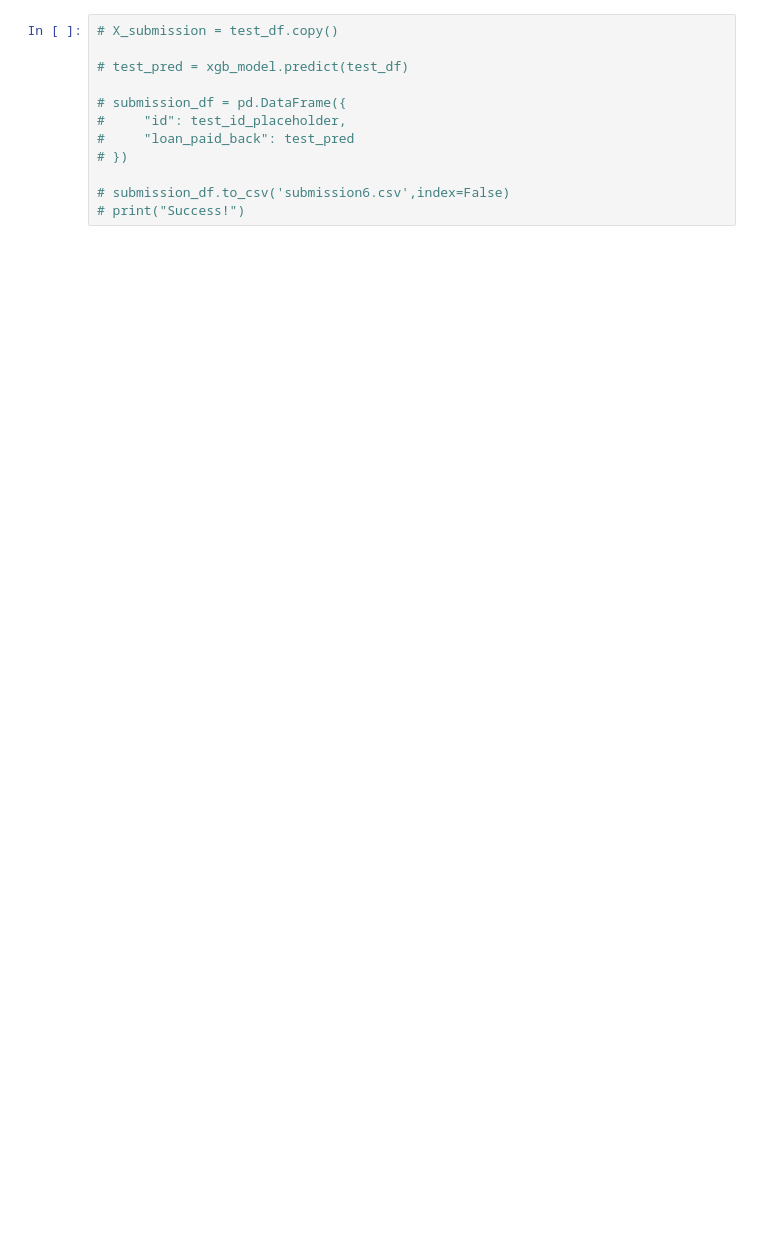
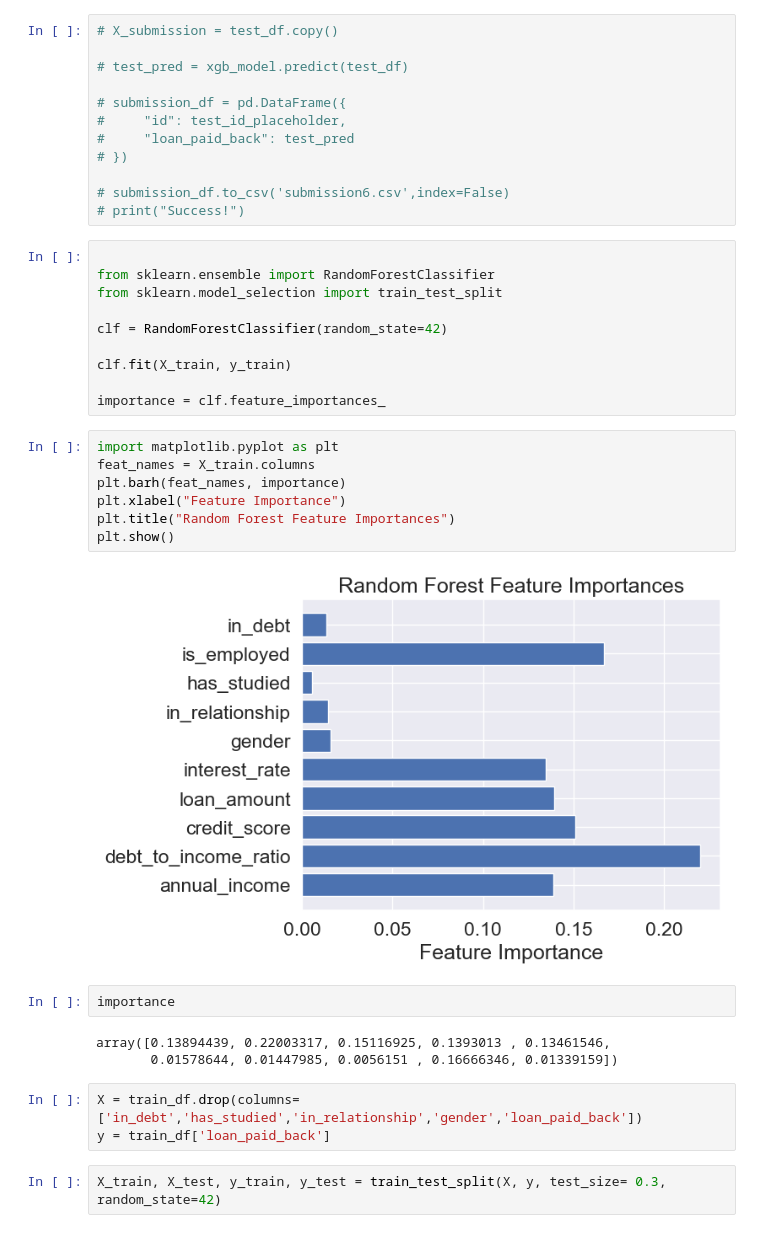
Before and after one commit to MC993/Loan_Payback, a Jupyter notebook: xgboost.ipynb, the cells around one changed output. Drawn from its saved outputs; the diff is of its cells as text; blank space fills up the shorter version.

```diff
--- a/xgboost.ipynb
+++ b/xgboost.ipynb
@@ -162,3 +228,32 @@ print(classification_report(y_true, y_pred))
 
 # submission_df.to_csv('submission6.csv',index=False)
 # print("Success!")
+# %%
+
+from sklearn.ensemble import RandomForestClassifier
+from sklearn.model_selection import train_test_split
+
+clf = RandomForestClassifier(random_state=42)
+
+clf.fit(X_train, y_train)
+
+importance = clf.feature_importances_
+# %%
+import matplotlib.pyplot as plt
+feat_names = X_train.columns
+plt.barh(feat_names, importance)
+plt.xlabel("Feature Importance")
+plt.title("Random Forest Feature Importances")
+plt.show()
+# %% [output]
+[figure, added]
+# %%
+importance
+# %% [output]
+array([0.13894439, 0.22003317, 0.15116925, 0.1393013 , 0.13461546,
+       0.01578644, 0.01447985, 0.0056151 , 0.16666346, 0.01339159])
+# %%
+X = train_df.drop(columns=['in_debt','has_studied','in_relationship','gender','loan_paid_back'])
+y = train_df['loan_paid_back']
+# %%
+X_train, X_test, y_train, y_test = train_test_split(X, y, test_size= 0.3, random_state=42)
```
Also changed, not shown: parts of 10 cells of this notebook, 5 other files.
